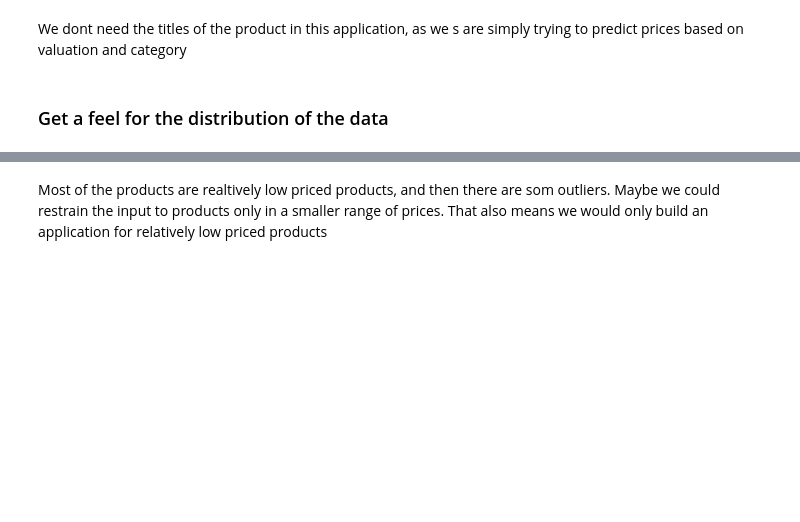
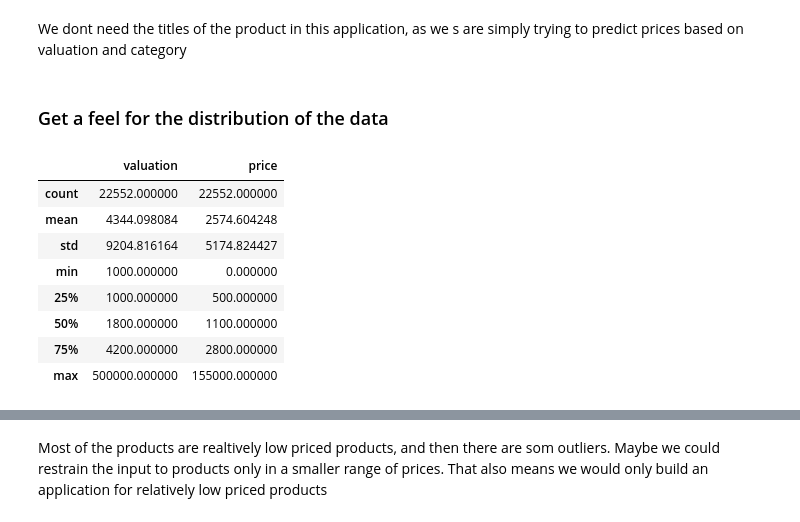
Before and after one commit to NicholaiStaalung/Tensorflow-Workshop, a Jupyter notebook: KerasModule.ipynb, the cells around one changed output, grey strips where cells are left out. Cells and saved outputs as stored; diff of their text form; code cells hidden in the pictures; blank space fills up the shorter version.

```diff
--- a/KerasModule.ipynb
+++ b/KerasModule.ipynb
@@ -52,6 +75,18 @@ del data['titles']
 We dont need the titles of the product in this application, as we s are simply trying to predict prices based on valuation and category
 # %% [markdown]
 ### Get a feel for the distribution of the data
+# %%
+data[['valuation', 'price']].describe()
+# %% [output]
+|  | valuation | price |
+| count | 22552.000000 | 22552.000000 |
+| mean | 4344.098084 | 2574.604248 |
+| std | 9204.816164 | 5174.824427 |
+| min | 1000.000000 | 0.000000 |
+| 25% | 1000.000000 | 500.000000 |
+| 50% | 1800.000000 | 1100.000000 |
+| 75% | 4200.000000 | 2800.000000 |
+| max | 500000.000000 | 155000.000000 |
 # %%
 sns.violinplot(x=data["price"])
 plt.show()
```
Also changed, not shown: parts of 34 cells of this notebook.
